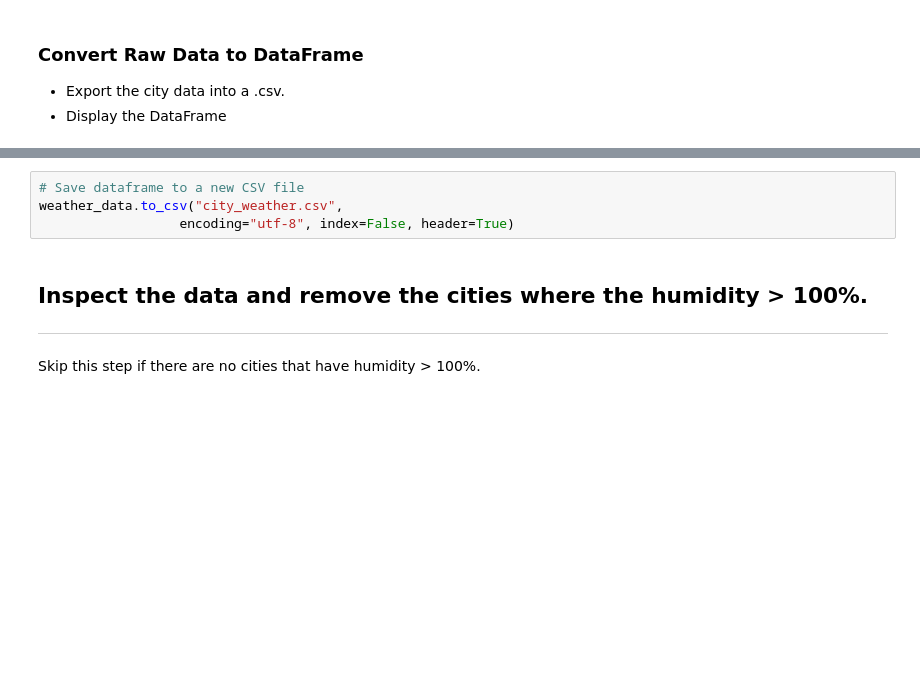
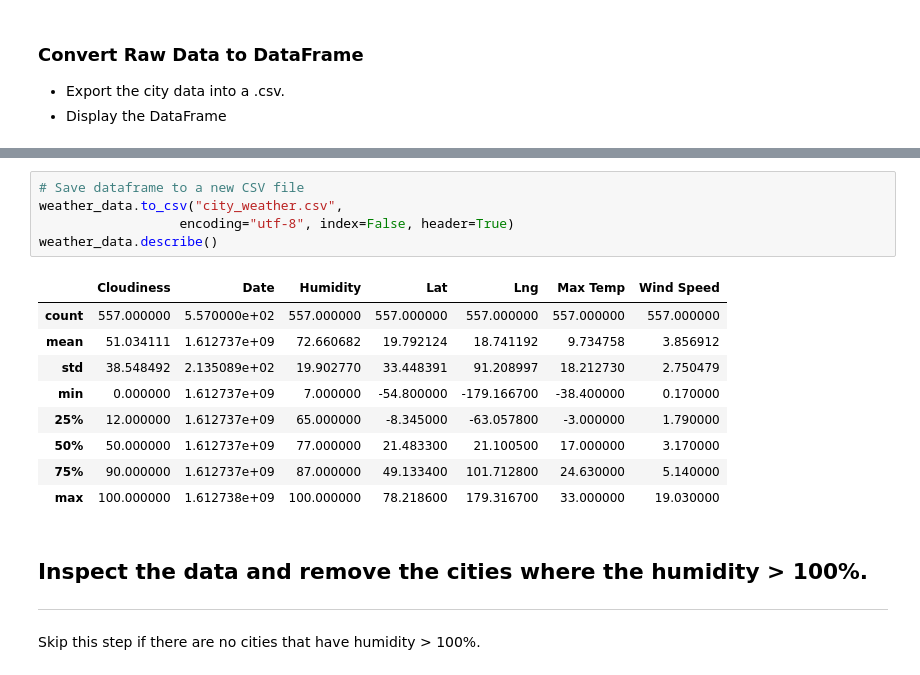
Before and after one commit to danielemeri/python-api-challenge, a Jupyter notebook: starter_code/WeatherPy.ipynb, the cells around one changed output, grey strips where cells are left out. Saved outputs shown, nothing was run; the diff lists cells and outputs as text; blank space fills up the shorter version.

```diff
--- a/starter_code/WeatherPy.ipynb
+++ b/starter_code/WeatherPy.ipynb
@@ -171,7 +164,18 @@ weather_data.head()
 # %%
 # Save dataframe to a new CSV file
 weather_data.to_csv("city_weather.csv",
                   encoding="utf-8", index=False, header=True)
+weather_data.describe()
+# %% [output]
+|  | Cloudiness | Date | Humidity | Lat | Lng | Max Temp | Wind Speed |
+| count | 557.000000 | 5.570000e+02 | 557.000000 | 557.000000 | 557.000000 | 557.000000 | 557.000000 |
+| mean | 51.034111 | 1.612737e+09 | 72.660682 | 19.792124 | 18.741192 | 9.734758 | 3.856912 |
+| std | 38.548492 | 2.135089e+02 | 19.902770 | 33.448391 | 91.208997 | 18.212730 | 2.750479 |
+| min | 0.000000 | 1.612737e+09 | 7.000000 | -54.800000 | -179.166700 | -38.400000 | 0.170000 |
+| 25% | 12.000000 | 1.612737e+09 | 65.000000 | -8.345000 | -63.057800 | -3.000000 | 1.790000 |
+| 50% | 50.000000 | 1.612737e+09 | 77.000000 | 21.483300 | 21.100500 | 17.000000 | 3.170000 |
+| 75% | 90.000000 | 1.612737e+09 | 87.000000 | 49.133400 | 101.712800 | 24.630000 | 5.140000 |
+| max | 100.000000 | 1.612738e+09 | 100.000000 | 78.218600 | 179.316700 | 33.000000 | 19.030000 |
 # %% [markdown]
 ## Inspect the data and remove the cities where the humidity > 100%.
 ----
```
Also changed, not shown: parts of 17 cells of this notebook, 6 other files.
